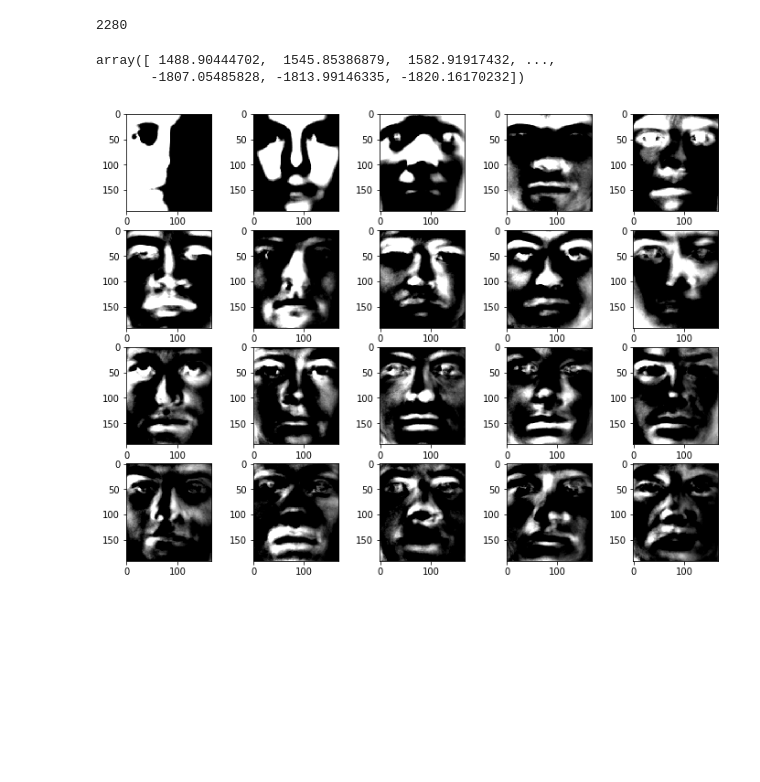
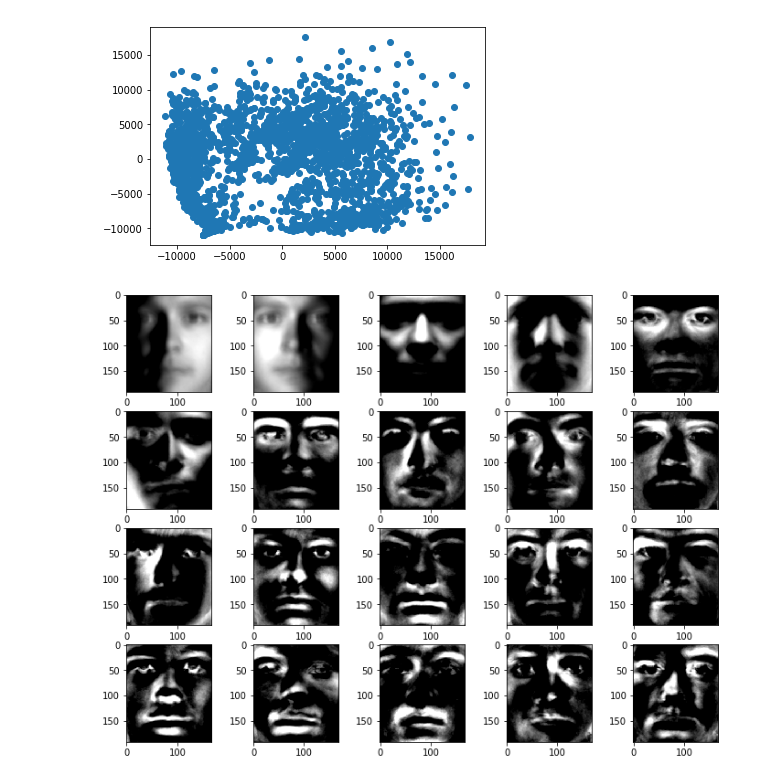
Before and after one commit to EdmundoGat/Estadistica-III-Proy1, a Jupyter notebook: PCA-Multiple-Faces.ipynb, the cells around one changed output. Drawn from its saved outputs; the diff is of its cells as text; code cells hidden in the pictures; blank space fills up the shorter version.

```diff
--- a/PCA-Multiple-Faces.ipynb
+++ b/PCA-Multiple-Faces.ipynb
@@ -25,4 +29,0 @@ for j in range (1,40):
-# %%
-X = np.transpose(X)
-# %% [output]
-2280
@@ -29,17 +34,20 @@ X = np.transpose(X)
 # %%
 pca = PCA(n_components = 20)
 principalComponents = pca.fit_transform(X)
-# %%
-principalComponents[:,0]
-# %% [output]
-array([ 1488.90444702,  1545.85386879,  1582.91917432, ...,
-       -1807.05485828, -1813.99146335, -1820.16170232])
+# %%
+from sklearn.preprocessing import normalize
+
+np.shape(principalComponents)
+plt.scatter(principalComponents[:,0], principalComponents[:,1])
+plt.show()
+# %% [output]
+[figure, added]
 # %%
 fig,axes = plt.subplots( 4,5, figsize=[12,9] )
 for i,iax in enumerate( axes.flatten() ):
-    im.putdata(principalComponents[:,i])
+    im.putdata(25500*pca.components_[i,:])
     iax.imshow(im)
 fig.show()
 # %% [output]
-[figure, old version]
+[figure, new version]
 # %%
```
Also changed, not shown: parts of 21 cells of this notebook, 7 other files.
